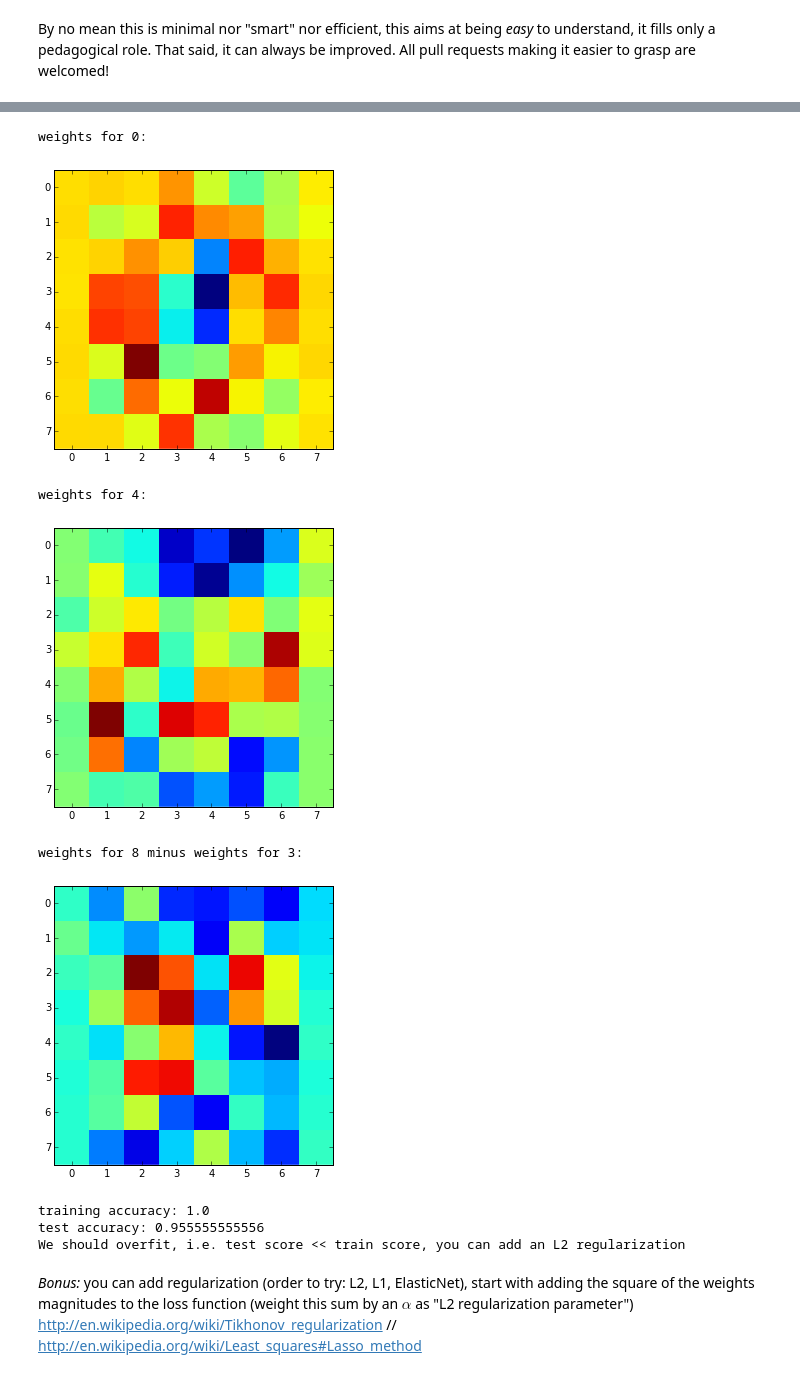
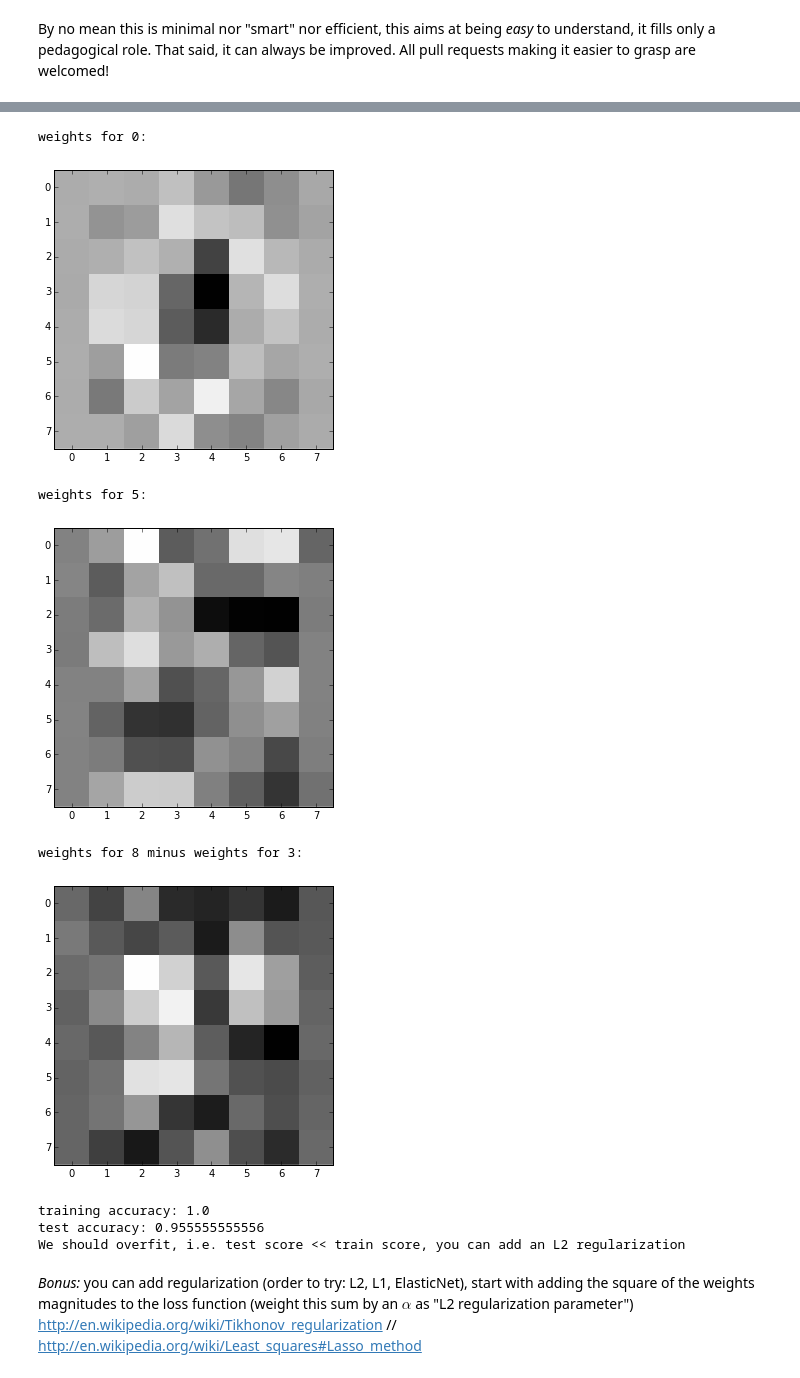
Before and after one commit to syhw/DL4H, a Jupyter notebook: from_logistic_regression_to_deep_nets.ipynb, the cells around one changed output, grey strips where cells are left out. Drawn from its saved outputs; the diff is of its cells as text; code cells hidden in the pictures.

Commit message:
more sensible colormap for weights, thanks @ogrisel for the suggestion

```diff
--- a/from_logistic_regression_to_deep_nets.ipynb
+++ b/from_logistic_regression_to_deep_nets.ipynb
@@ -161,8 +162,8 @@ plt.show()
 print("weights for 0:")
 plt.imshow(lr.W.transpose()[0][:64].reshape((8,8)), interpolation='none')
 plt.show()
-print("weights for 4:")
-plt.imshow(lr.W.transpose()[4][:64].reshape((8,8)), interpolation='none')
+print("weights for 5:")
+plt.imshow(lr.W.transpose()[5][:64].reshape((8,8)), interpolation='none')
 plt.show()
 print("weights for 8 minus weights for 3:")
 plt.imshow(lr.W.transpose()[8][:64].reshape((8,8)) - lr.W.transpose()[3][:64].reshape((8,8)), interpolation='none')
@@ -184,9 +185,9 @@ true x[0] label: 1
 weights for 0:
-[figure, old version]
+[figure, new version]
-weights for 4:
+weights for 5:
-[figure, old version]
+[figure, new version]
 weights for 8 minus weights for 3:
-[figure, old version]
+[figure, new version]
 training accuracy: 1.0
 test accuracy: 0.955555555556
 We should overfit, i.e. test score << train score, you can add an L2 regularization
```
Also changed, not shown: parts of 5 cells of this notebook.
